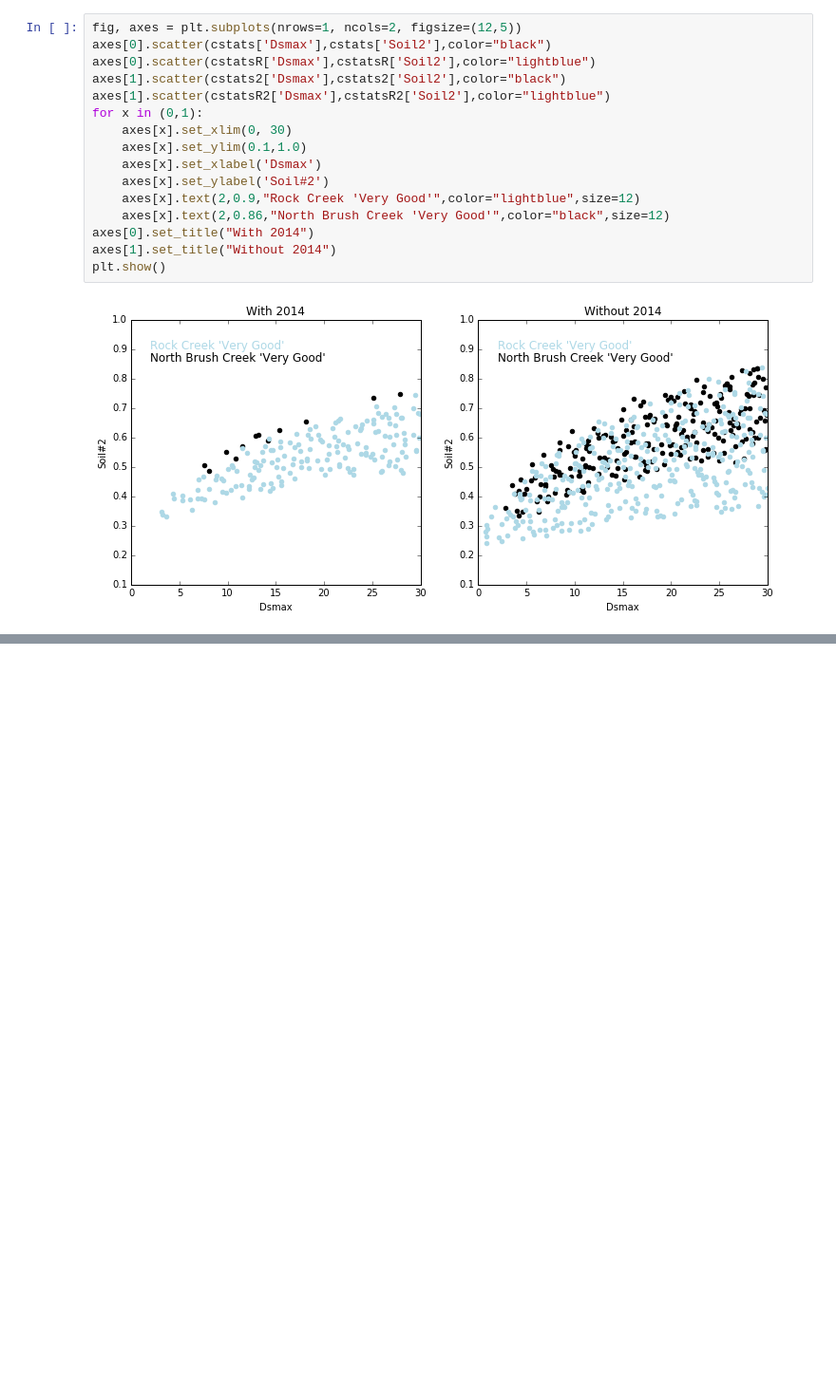
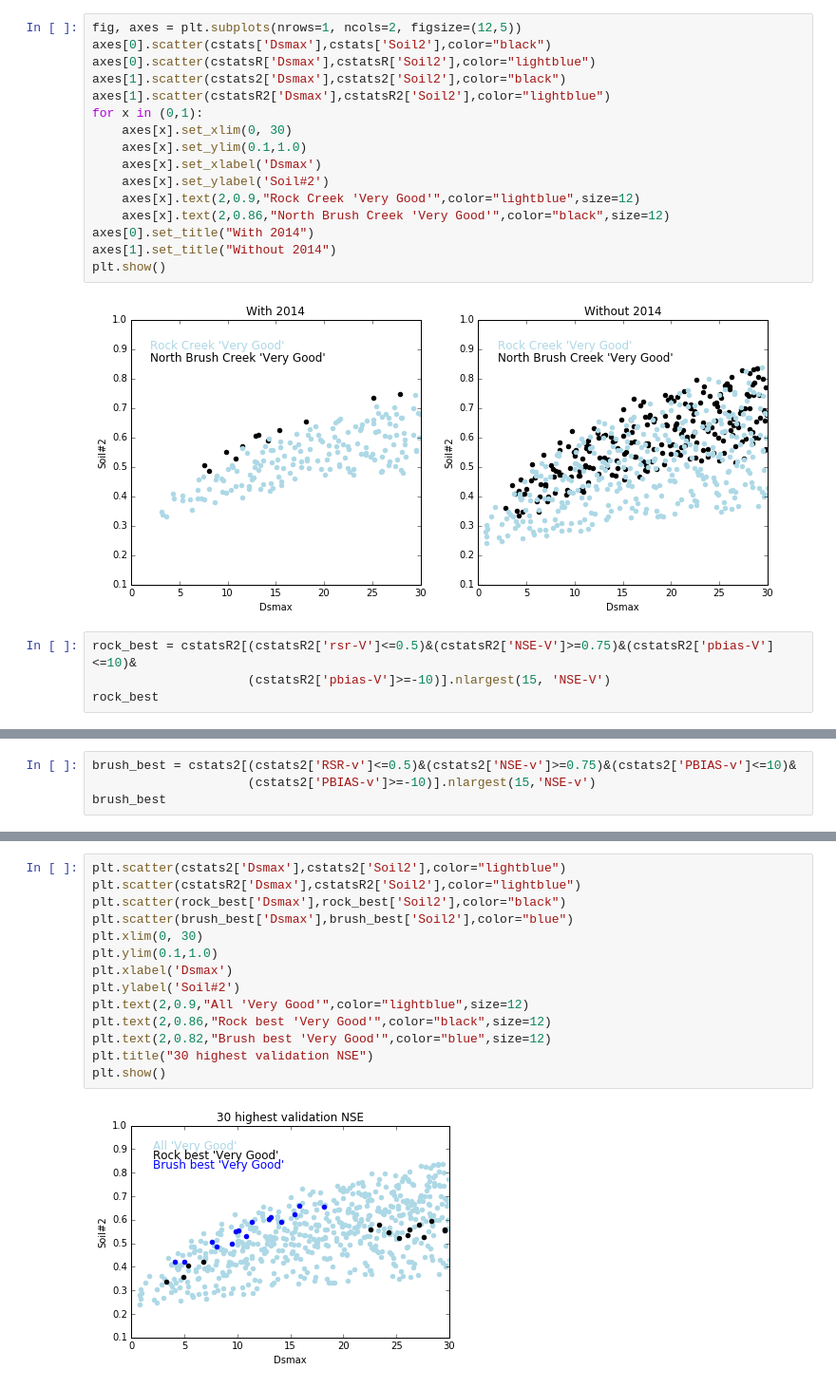
Before and after one commit to carriemorrill/LittleWindyHill, a Jupyter notebook: Calibration-NorthBrush.ipynb, the cells around one changed output, grey strips where cells are left out. Shown: that part at 95% size. Saved outputs shown, nothing was run; the diff lists cells and outputs as text; blank space fills up the shorter version.

```diff
--- a/Calibration-NorthBrush.ipynb
+++ b/Calibration-NorthBrush.ipynb
@@ -287,3 +287,7 @@ axes[1].set_title("Without 2014")
 plt.show()
 # %% [output]
 [figure]
+# %%
+rock_best = cstatsR2[(cstatsR2['rsr-V']<=0.5)&(cstatsR2['NSE-V']>=0.75)&(cstatsR2['pbias-V']<=10)&
+                     (cstatsR2['pbias-V']>=-10)].nlargest(15, 'NSE-V')
+rock_best
@@ -289,0 +311,4 @@ plt.show()
+# %%
+brush_best = cstats2[(cstats2['RSR-v']<=0.5)&(cstats2['NSE-v']>=0.75)&(cstats2['PBIAS-v']<=10)&
+                     (cstats2['PBIAS-v']>=-10)].nlargest(15,'NSE-v')
+brush_best
@@ -289,0 +334,16 @@ plt.show()
+# %%
+plt.scatter(cstats2['Dsmax'],cstats2['Soil2'],color="lightblue")
+plt.scatter(cstatsR2['Dsmax'],cstatsR2['Soil2'],color="lightblue")
+plt.scatter(rock_best['Dsmax'],rock_best['Soil2'],color="black")
+plt.scatter(brush_best['Dsmax'],brush_best['Soil2'],color="blue")
+plt.xlim(0, 30)
+plt.ylim(0.1,1.0)
+plt.xlabel('Dsmax')
+plt.ylabel('Soil#2')
+plt.text(2,0.9,"All 'Very Good'",color="lightblue",size=12)
+plt.text(2,0.86,"Rock best 'Very Good'",color="black",size=12)
+plt.text(2,0.82,"Brush best 'Very Good'",color="blue",size=12)
+plt.title("30 highest validation NSE")
+plt.show()
+# %% [output]
+[figure, added]
```
Also changed, not shown: parts of 2 cells of this notebook.
